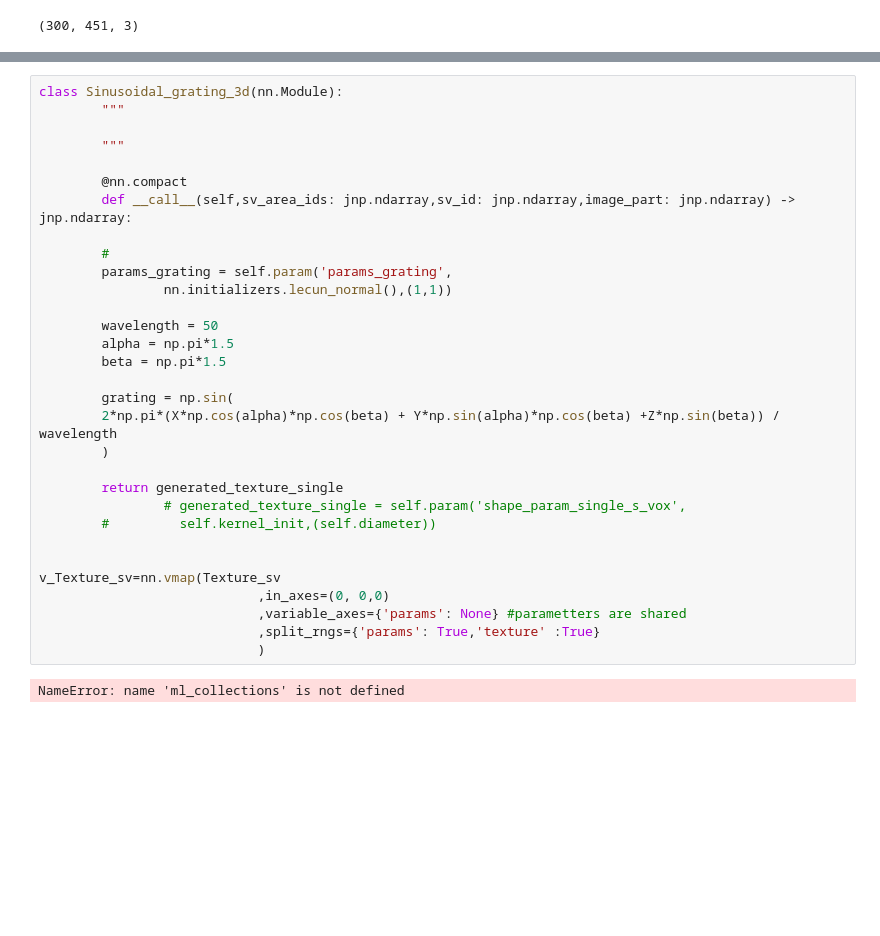
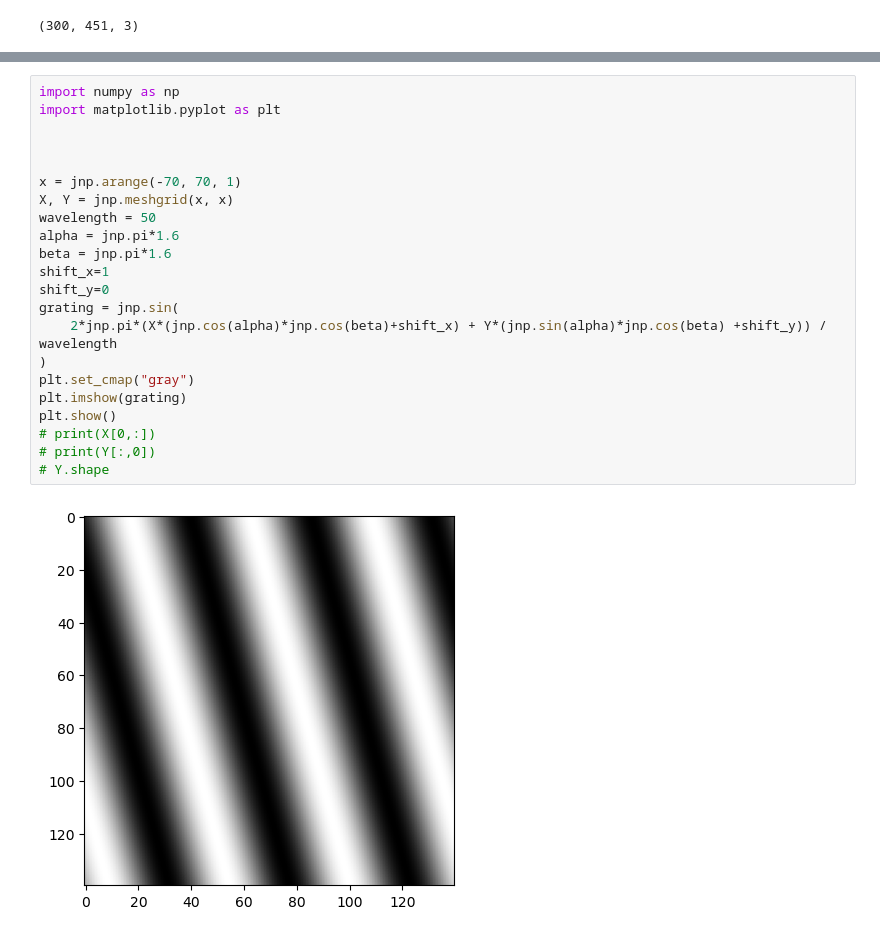
Before and after one commit to jakubMitura14/jax_cpu_experiments, a Jupyter notebook: test-project/test-python.ipynb, the cells around one changed output, grey strips where cells are left out. Drawn from its saved outputs; the diff is of its cells as text; blank space fills up the shorter version.

```diff
--- a/test-project/test-python.ipynb
+++ b/test-project/test-python.ipynb
@@ -58,33 +61,24 @@ plt.show()
-# %%
-class Sinusoidal_grating_3d(nn.Module):
-        """
-
-        """
-
-        @nn.compact
-        def __call__(self,sv_area_ids: jnp.ndarray,sv_id: jnp.ndarray,image_part: jnp.ndarray) -> jnp.ndarray:
-
-        #
-        params_grating = self.param('params_grating',
-                nn.initializers.lecun_normal(),(1,1))
-
-        wavelength = 50
-        alpha = np.pi*1.5
-        beta = np.pi*1.5
-
-        grating = np.sin(
-        2*np.pi*(X*np.cos(alpha)*np.cos(beta) + Y*np.sin(alpha)*np.cos(beta) +Z*np.sin(beta)) / wavelength
-        )
-
-        return generated_texture_single
-                # generated_texture_single = self.param('shape_param_single_s_vox',
-        #         self.kernel_init,(self.diameter))
-
-
-v_Texture_sv=nn.vmap(Texture_sv
-                            ,in_axes=(0, 0,0)
-                            ,variable_axes={'params': None} #parametters are shared
-                            ,split_rngs={'params': True,'texture' :True}
-                            )
-# %% [output]
-NameError: name 'ml_collections' is not defined
+# %%
+import numpy as np
+import matplotlib.pyplot as plt
+
+
+
+x = jnp.arange(-70, 70, 1)
+X, Y = jnp.meshgrid(x, x)
+wavelength = 50
+alpha = jnp.pi*1.6
+beta = jnp.pi*1.6
+shift_x=1
+shift_y=0
+grating = jnp.sin(
+    2*jnp.pi*(X*(jnp.cos(alpha)*jnp.cos(beta)+shift_x) + Y*(jnp.sin(alpha)*jnp.cos(beta) +shift_y)) / wavelength
+)
+plt.set_cmap("gray")
+plt.imshow(grating)
+plt.show()
+# print(X[0,:])
+# print(Y[:,0])
+# Y.shape
+# %% [output]
+[figure, added]
```
Also changed, not shown: parts of 6 cells of this notebook.
